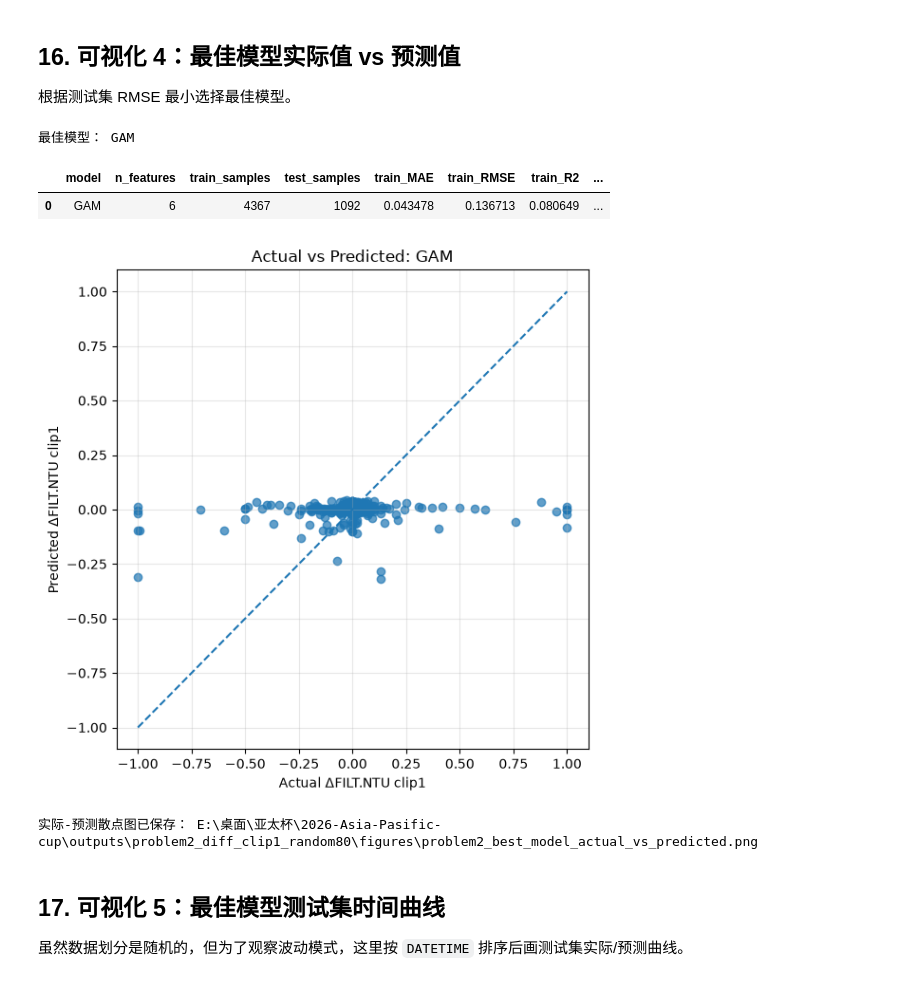
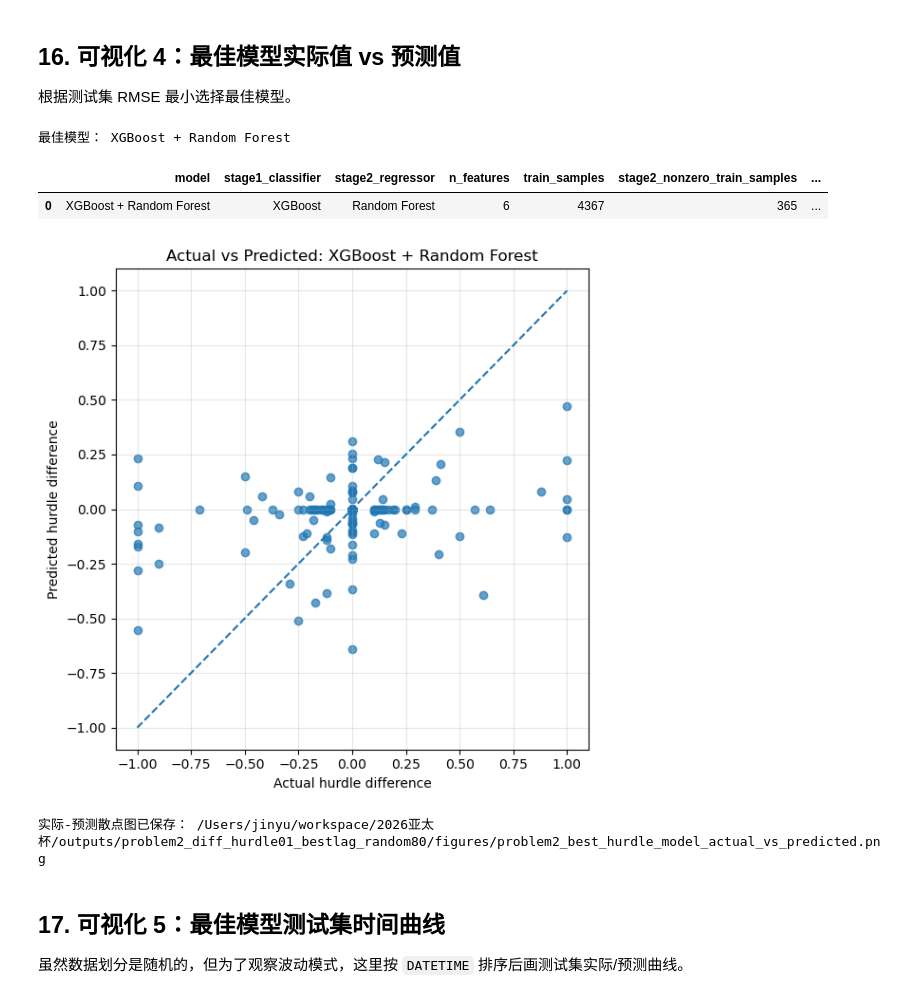
Before and after one commit to Azdmjiny/2026-Asia-Pasific-cup, a Jupyter notebook: codes/p2/p2_diff_clip1_random80_models_bestlag.ipynb, the cells around one changed output. Drawn from its saved outputs; the diff is of its cells as text; code cells hidden in the pictures.

```diff
--- a/codes/p2/p2_diff_clip1_random80_models_bestlag.ipynb
+++ b/codes/p2/p2_diff_clip1_random80_models_bestlag.ipynb
@@ -152,17 +87,20 @@ LightGBM available: True
 这里保持流程清晰，不做复杂超参数搜索。
 # %%
 TARGET_COL = "FILT. NTU"
-OUTPUT_DIR_NAME = "problem2_diff_clip1_random80"
+OUTPUT_DIR_NAME = "problem2_diff_hurdle01_bestlag_random80"
 
 RANDOM_STATE = 42
 TEST_SIZE = 0.20
 RECORD_INTERVAL_HOURS = 2
 
-# 差分截断范围
 DIFF_CLIP_LOWER = -1.0
 DIFF_CLIP_UPPER = 1.0
+DIFF_ZERO_THRESHOLD = 0.1
 
-# 第二问核心变量
+STAGE1_CV_FOLDS = 5
+STAGE1_WEIGHT_CANDIDATES = [1.0, 2.0, 4.0, 6.0]
+STAGE1_THRESHOLD_CANDIDATES = np.round(np.arange(0.30, 0.81, 0.05), 2)
+
 CORE_FEATURES = [
     "R/W NTU",
     "R/W PH",
@@ -171,13 +109,8 @@ CORE_FEATURES = [
     "R/W FLOW",
 ]
 
-# 原始外生变量滞后阶数
-EXOG_LEVEL_LAGS = list(range(0, 7))  # lag0-lag6，对应当前至过去 12 小时
-
-# 目标自身差分历史项
-TARGET_DIFF_HISTORY_LAGS = [1, 2, 3]  # 过去 2/4/6 小时的 ΔFILT.NTU_clip1
-
-# 是否把模型预测也限制在 [-1, 1]
+EXOG_LEVEL_LAGS = list(range(0, 7))
+TARGET_DIFF_HISTORY_LAGS = [1, 2, 3]
 CLIP_PREDICTIONS = True
 
 print("参数设置完成。")
@@ -771,25 +667,28 @@ train_test_split(..., test_size=0.20, random_state=42, shuffle=True)
 
 这是完全随机划分，不按时间顺序。
 # %%
+occurrence = (model_data[target_name] != 0).astype(int)
 train_df, test_df = train_test_split(
     model_data,
     test_size=TEST_SIZE,
     random_state=RANDOM_STATE,
     shuffle=True,
+    stratify=occurrence,
 )
 
-# 仅为了画图时更清楚，划分之后按时间排序；划分本身已经是随机的。
 train_df = train_df.sort_values("DATETIME").reset_index(drop=True)
 test_df = test_df.sort_values("DATETIME").reset_index(drop=True)
 
 X_train = train_df[feature_cols].copy()
 y_train = train_df[target_name].copy()
+y_train_occurrence = (y_train != 0).astype(int)
 
 X_test = test_df[feature_cols].copy()
 y_test = test_df[target_name].copy()
+y_test_occurrence = (y_test != 0).astype(int)
 
 print("总样本数：", len(model_data))
-print("训练集：", X_train.shape, "随机抽样；时间范围：", train_df["DATETIME"].min(), "至", train_df["DATETIME"].max())
-print("测试集：", X_test.shape, "随机抽样；时间范围：", test_df["DATETIME"].min(), "至", test_df["DATETIME"].max())
+print("训练集：", X_train.shape, "非零率：", y_train_occurrence.mean())
+print("测试集：", X_test.shape, "非零率：", y_test_occurrence.mean())
 # %% [output]
 总样本数： 5459
@@ -1237,34 +1224,38 @@ R² 图已保存： E:\桌面\亚太杯\2026-Asia-Pasific-cup\outputs\problem2_d
 # %%
 best_model_name = results_df.iloc[0]["model"]
 best_pred_df = predictions_df[predictions_df["model"] == best_model_name].copy()
 
 print("最佳模型：", best_model_name)
 display(results_df.iloc[[0]])
 
 plt.figure(figsize=(6, 6))
 plt.scatter(
     best_pred_df[target_name],
-    best_pred_df["predicted_DIFF_FILT_NTU_CLIP1"],
+    best_pred_df["predicted_DIFF_FILT_NTU_HURDLE01"],
     alpha=0.7,
 )
-plt.plot([DIFF_CLIP_LOWER, DIFF_CLIP_UPPER], [DIFF_CLIP_LOWER, DIFF_CLIP_UPPER], linestyle="--")
-plt.xlabel("Actual ΔFILT.NTU clip1")
-plt.ylabel("Predicted ΔFILT.NTU clip1")
+plt.plot(
+    [DIFF_CLIP_LOWER, DIFF_CLIP_UPPER],
+    [DIFF_CLIP_LOWER, DIFF_CLIP_UPPER],
+    linestyle="--",
+)
+plt.xlabel("Actual hurdle difference")
+plt.ylabel("Predicted hurdle difference")
 plt.title(f"Actual vs Predicted: {best_model_name}")
 plt.grid(alpha=0.3)
 plt.tight_layout()
 
-scatter_fig_path = FIG_DIR / "problem2_best_model_actual_vs_predicted.png"
+scatter_fig_path = FIG_DIR / "problem2_best_hurdle_model_actual_vs_predicted.png"
 plt.savefig(scatter_fig_path, dpi=300, bbox_inches="tight")
 plt.show()
 
 print("实际-预测散点图已保存：", scatter_fig_path)
 # %% [output]
-最佳模型： GAM
+最佳模型： XGBoost + Random Forest
-|  | model | n_features | train_samples | test_samples | train_MAE | train_RMSE | train_R2 | ... |
-| 0 | GAM | 6 | 4367 | 1092 | 0.043478 | 0.136713 | 0.080649 | ... |
+|  | model | stage1_classifier | stage2_regressor | n_features | train_samples | stage2_nonzero_train_samples | ... |
+| 0 | XGBoost + Random Forest | XGBoost | Random Forest | 6 | 4367 | 365 | ... |
-[figure, old version]
+[figure, new version]
-实际-预测散点图已保存： E:\桌面\亚太杯\2026-Asia-Pasific-cup\outputs\problem2_diff_clip1_random80\figures\problem2_best_model_actual_vs_predicted.png
+实际-预测散点图已保存： /Users/jinyu/workspace/2026亚太杯/outputs/problem2_diff_hurdle01_bestlag_random80/figures/problem2_best_hurdle_model_actual_vs_predicted.png
 # %% [markdown]
 ## 17. 可视化 5：最佳模型测试集时间曲线
 
```
Also changed, not shown: parts of 30 cells of this notebook, 1 other file.
